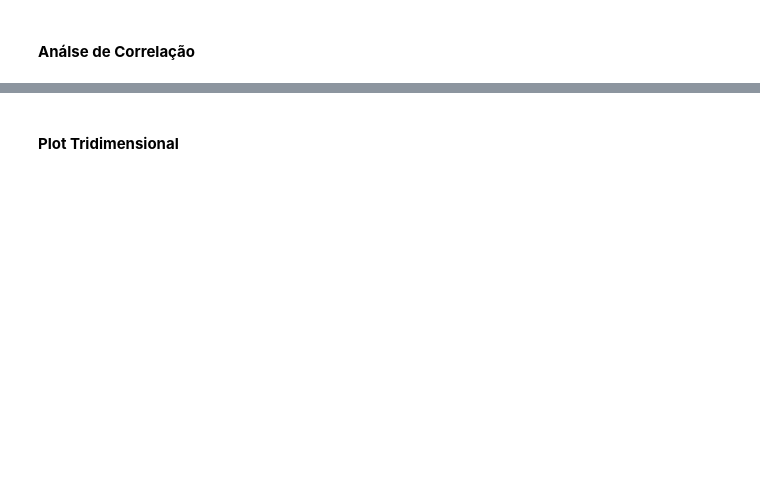
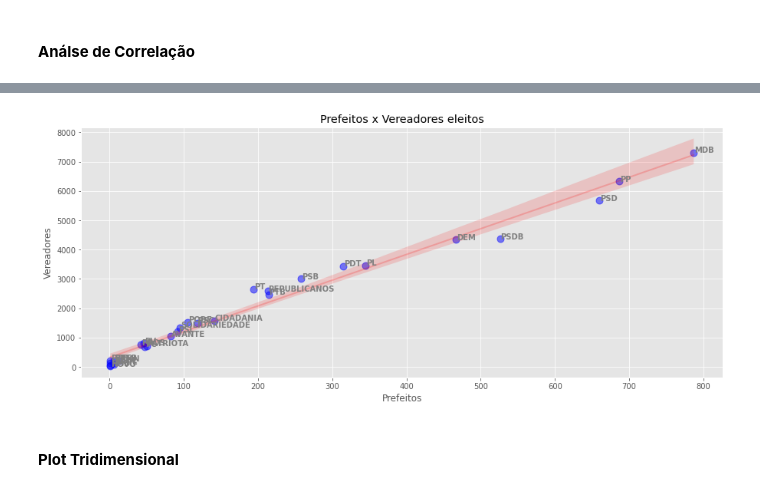
Before and after one commit to luizfernandopavanello/python_courses, a Jupyter notebook: Masterclass - Visualização de Dados | Especial Eleições/dados-tse-2020.ipynb, the cells around one changed output, grey strips where cells are left out. Saved outputs shown, nothing was run; the diff lists cells and outputs as text; code cells hidden in the pictures; blank space fills up the shorter version.

```diff
--- a/Masterclass - Visualização de Dados | Especial Eleições/dados-tse-2020.ipynb
+++ b/Masterclass - Visualização de Dados | Especial Eleições/dados-tse-2020.ipynb
@@ -320,0 +378,15 @@ plt.annotate(
+# %%
+# Tab
+Tab_Correlacao = Analise_01['Quantidade'].reset_index()
+
+# Cruzamento
+Tab_Correlacao = pd.merge( Tab_Correlacao, Analise_02.reset_index(), on=['main_party'], how='inner')
+
+# Ajustar
+Tab_Correlacao.columns = ['Partido', 'Prefeitos', 'Vereadores', '%']
+
+# Drop
+Tab_Correlacao.drop( columns=['%'], inplace=True )
+
+# Verificando
+Tab_Correlacao.head()
@@ -321,2 +400,45 @@ plt.annotate(
+# %%
+# Plot da regressão
+
+sns.regplot(
+    # Dados
+    x=Tab_Correlacao['Prefeitos'],
+    y=Tab_Correlacao['Vereadores'],
+
+    # Intervalo de confiança para estimar a regressão
+    ci = 95,
+
+    # Cor dos pontos
+    scatter_kws={
+        'color' : 'blue',
+        's' : 80,
+        'alpha' : 0.5
+    },
+
+    # Cor da Linha
+    line_kws={
+        'color' : 'red',
+        'alpha' : 0.2,
+        'lw' : 2
+    },
+)
+
+# titulo
+plt.title('Prefeitos x Vereadores eleitos');
+
+# Loop para incluir os textos
+for Linha in range(0, Tab_Correlacao.shape[0] ):
+
+  # Incluindo os valores
+  plt.text(
+      Tab_Correlacao['Prefeitos'][Linha] + 0.8,
+      Tab_Correlacao['Vereadores'][Linha],
+      Tab_Correlacao['Partido'][Linha],
+      size='medium',
+      color='gray',
+      weight='semibold'
+  )
+# %% [output]
+[figure, added]
 # %% [markdown]
 #### **Plot Tridimensional**
```
Also changed, not shown: parts of 14 cells of this notebook.
